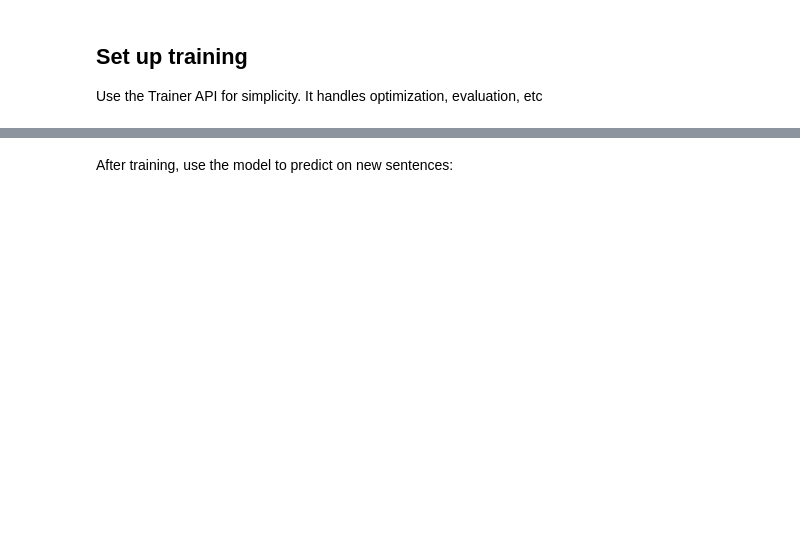
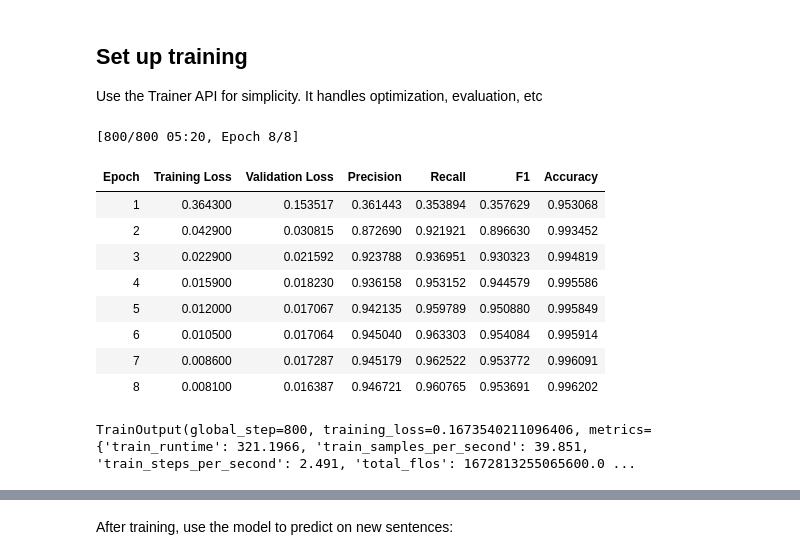
Before and after one commit to Suemy19710/PII_Detection, a Jupyter notebook: notebooks/04_pii_token_classification.ipynb, the cells around one changed output, grey strips where cells are left out. Drawn from its saved outputs; the diff is of its cells as text; code cells hidden in the pictures; blank space fills up the shorter version.

```diff
--- a/notebooks/04_pii_token_classification.ipynb
+++ b/notebooks/04_pii_token_classification.ipynb
@@ -333,22 +415,36 @@ def tokenize_and_align_labels(examples):
         max_length=512,
     )
 
-    labels = []
-    for i, label in enumerate(examples["ner_tags"]):
+    all_labels = []
+
+    for i, word_labels in enumerate(examples["ner_tags"]):
         word_ids = tokenized_inputs.word_ids(batch_index=i)
         previous_word_idx = None
         label_ids = []
 
         for word_idx in word_ids:
-            if word_idx is None:                # [CLS], [SEP], padding tokens
+            if word_idx is None:
+                # CLS, SEP, PAD
                 label_ids.append(-100)
-            elif word_idx != previous_word_idx: # First token of a word
-                label_ids.append(label[word_idx])
-            else:                               # Subword tokens
-                label_ids.append(-100)          # or label[word_idx]
+
+            elif word_idx != previous_word_idx:
+                # First subword of a token
+                label_ids.append(word_labels[word_idx])
+
+            else:
+                # Continuation subword
+                label = word_labels[word_idx]
+                label_name = id2label[label]
+
+                if label_name.startswith("B-"):
+                    # Convert B-XXX → I-XXX
+                    label_ids.append(label + 1)
+                else:
+                    label_ids.append(label)
+
             previous_word_idx = word_idx
 
-        labels.append(label_ids)
+        all_labels.append(label_ids)
 
-    tokenized_inputs["labels"] = labels
+    tokenized_inputs["labels"] = all_labels
     return tokenized_inputs
@@ -386,34 +505,47 @@ tokenized_dataset = dataset.map(
     remove_columns=dataset["train"].column_names
 )
 training_args = TrainingArguments(
     output_dir="./pii_model",
-    num_train_epochs=15,
-    per_device_train_batch_size=32,
-    per_device_eval_batch_size=32,
-    learning_rate=5e-5,
+    num_train_epochs=8,
+    per_device_train_batch_size=16,
+    per_device_eval_batch_size=16,
+    learning_rate=2e-5,
     warmup_steps=100,
     weight_decay=0.01,
     logging_steps=50,
     eval_strategy="epoch",
     save_strategy="epoch",
     load_best_model_at_end=True,
     metric_for_best_model="f1",
     greater_is_better=True,
     fp16=True,
     dataloader_num_workers=2,
     report_to="none",
     dataloader_pin_memory = False
 )
 
 # 4. Now create trainer with the collator
 trainer = Trainer(
     model=model,
     args=training_args,
     train_dataset=tokenized_dataset["train"],
     eval_dataset=tokenized_dataset["test"],
     processing_class=tokenizer,
     data_collator=data_collator,
     compute_metrics=compute_metrics,
+    callbacks=[EarlyStoppingCallback(early_stopping_patience=2)]
 )
 
 trainer.train()
+# %% [output]
+[800/800 05:20, Epoch 8/8]
+| Epoch | Training Loss | Validation Loss | Precision | Recall | F1 | Accuracy |
+| 1 | 0.364300 | 0.153517 | 0.361443 | 0.353894 | 0.357629 | 0.953068 |
+| 2 | 0.042900 | 0.030815 | 0.872690 | 0.921921 | 0.896630 | 0.993452 |
+| 3 | 0.022900 | 0.021592 | 0.923788 | 0.936951 | 0.930323 | 0.994819 |
+| 4 | 0.015900 | 0.018230 | 0.936158 | 0.953152 | 0.944579 | 0.995586 |
+| 5 | 0.012000 | 0.017067 | 0.942135 | 0.959789 | 0.950880 | 0.995849 |
+| 6 | 0.010500 | 0.017064 | 0.945040 | 0.963303 | 0.954084 | 0.995914 |
+| 7 | 0.008600 | 0.017287 | 0.945179 | 0.962522 | 0.953772 | 0.996091 |
+| 8 | 0.008100 | 0.016387 | 0.946721 | 0.960765 | 0.953691 | 0.996202 |
+TrainOutput(global_step=800, training_loss=0.1673540211096406, metrics={'train_runtime': 321.1966, 'train_samples_per_second': 39.851, 'train_steps_per_second': 2.491, 'total_flos': 1672813255065600.0 ...
```
Also changed, not shown: parts of 22 cells of this notebook, 32 other files.
